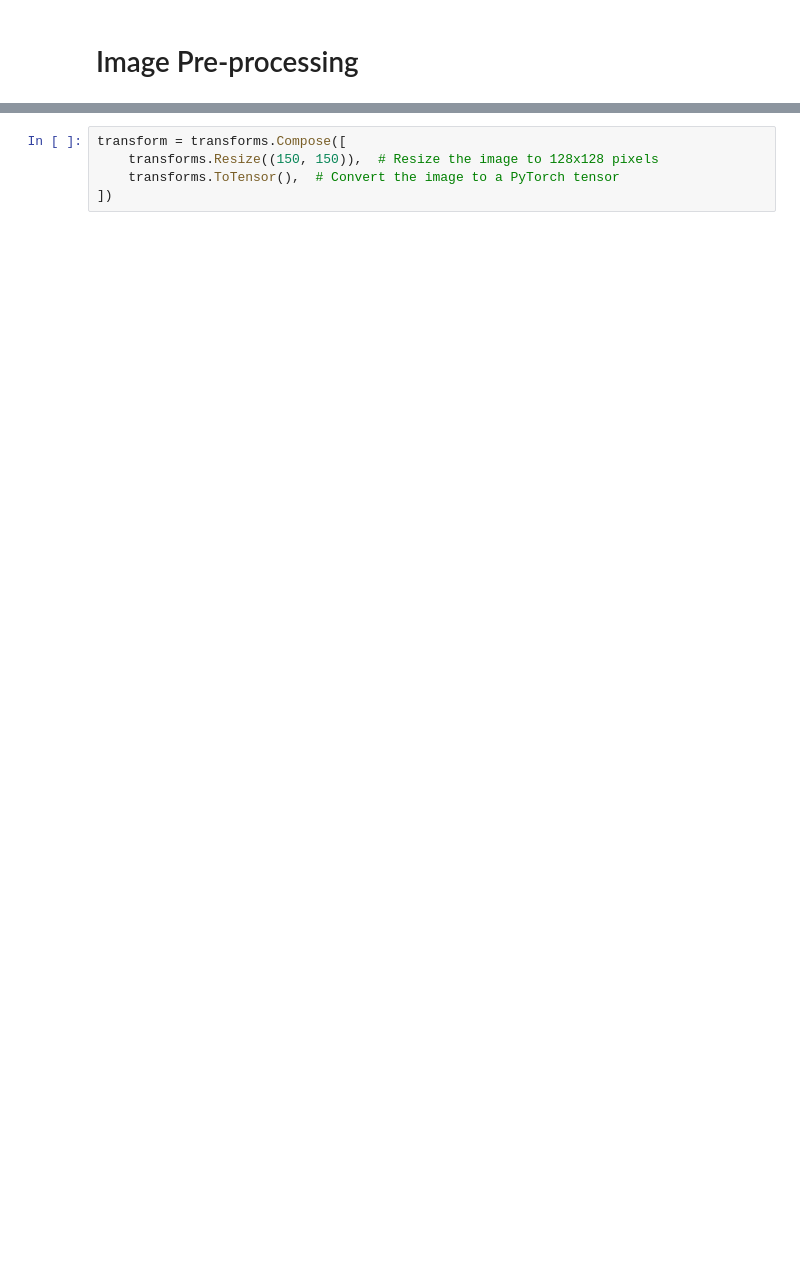
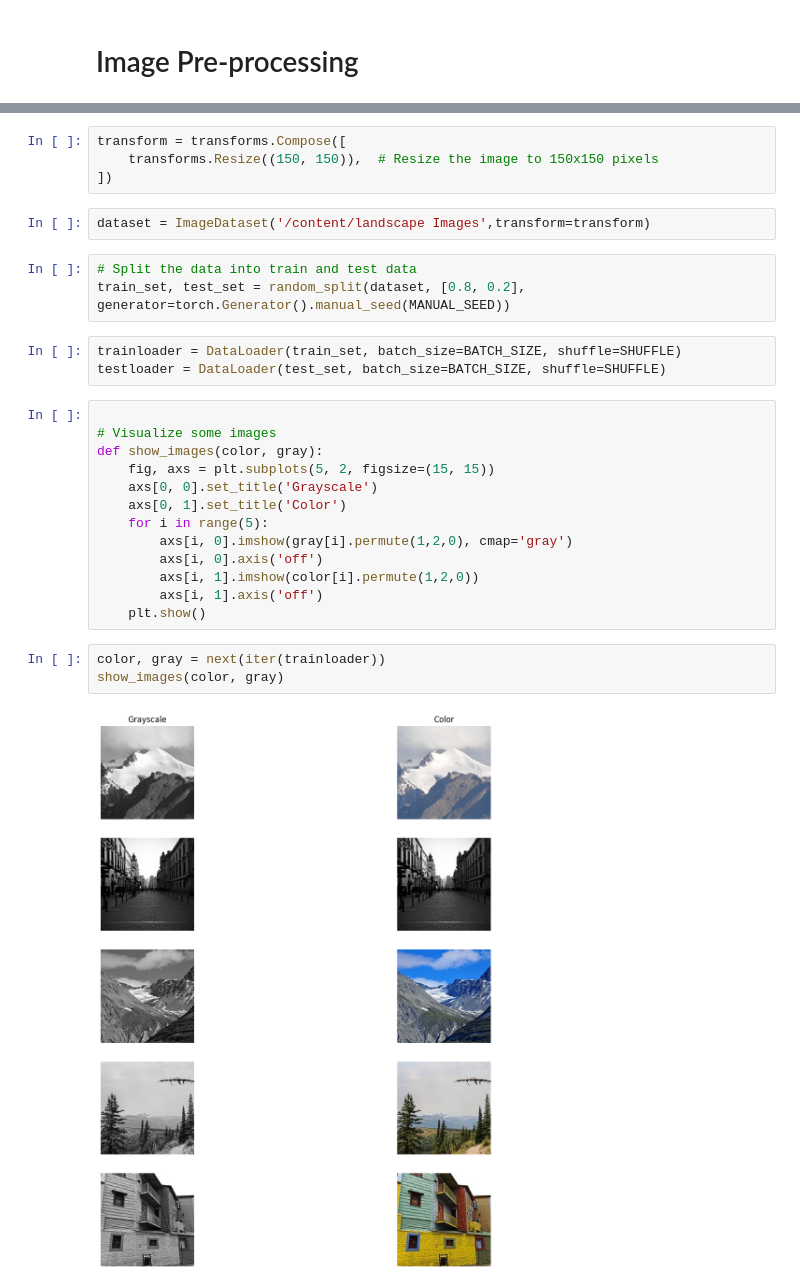
Before and after one commit to Bhimsendabby/Machine--Learning-practice, a Jupyter notebook: Image_Colorization_Using_Autoencoder.ipynb, the cells around one changed output, grey strips where cells are left out. Saved outputs shown, nothing was run; the diff lists cells and outputs as text; blank space fills up the shorter version.

```diff
--- a/Image_Colorization_Using_Autoencoder.ipynb
+++ b/Image_Colorization_Using_Autoencoder.ipynb
@@ -110,5 +118,30 @@ class ImageDataset(torch.utils.data.Dataset):
 # %%
 transform = transforms.Compose([
-    transforms.Resize((150, 150)),  # Resize the image to 128x128 pixels
-    transforms.ToTensor(),  # Convert the image to a PyTorch tensor
+    transforms.Resize((150, 150)),  # Resize the image to 150x150 pixels
 ])
+# %%
+dataset = ImageDataset('/content/landscape Images',transform=transform)
+# %%
+# Split the data into train and test data
+train_set, test_set = random_split(dataset, [0.8, 0.2], generator=torch.Generator().manual_seed(MANUAL_SEED))
+# %%
+trainloader = DataLoader(train_set, batch_size=BATCH_SIZE, shuffle=SHUFFLE)
+testloader = DataLoader(test_set, batch_size=BATCH_SIZE, shuffle=SHUFFLE)
+# %%
+
+# Visualize some images
+def show_images(color, gray):
+    fig, axs = plt.subplots(5, 2, figsize=(15, 15))
+    axs[0, 0].set_title('Grayscale')
+    axs[0, 1].set_title('Color')
+    for i in range(5):
+        axs[i, 0].imshow(gray[i].permute(1,2,0), cmap='gray')
+        axs[i, 0].axis('off')
+        axs[i, 1].imshow(color[i].permute(1,2,0))
+        axs[i, 1].axis('off')
+    plt.show()
+# %%
+color, gray = next(iter(trainloader))
+show_images(color, gray)
+# %% [output]
+[figure, added]
```
Also changed, not shown: parts of 3 cells of this notebook.
